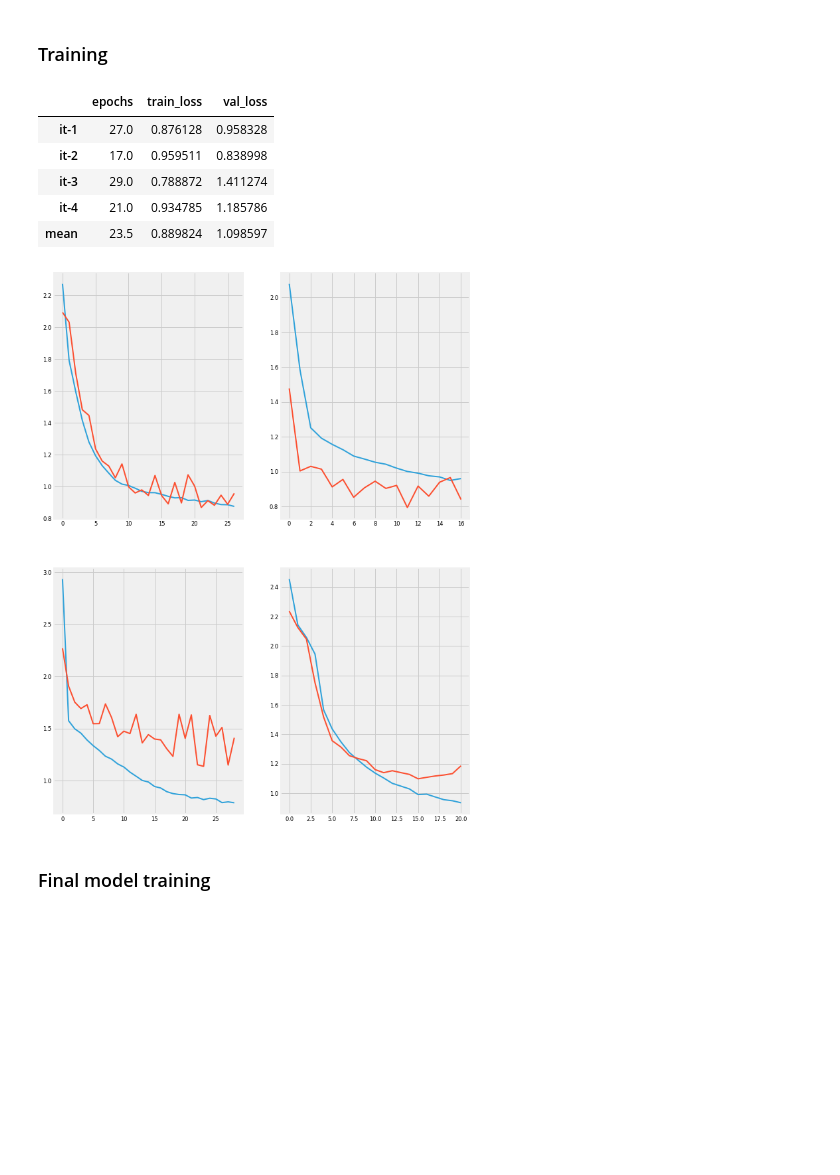
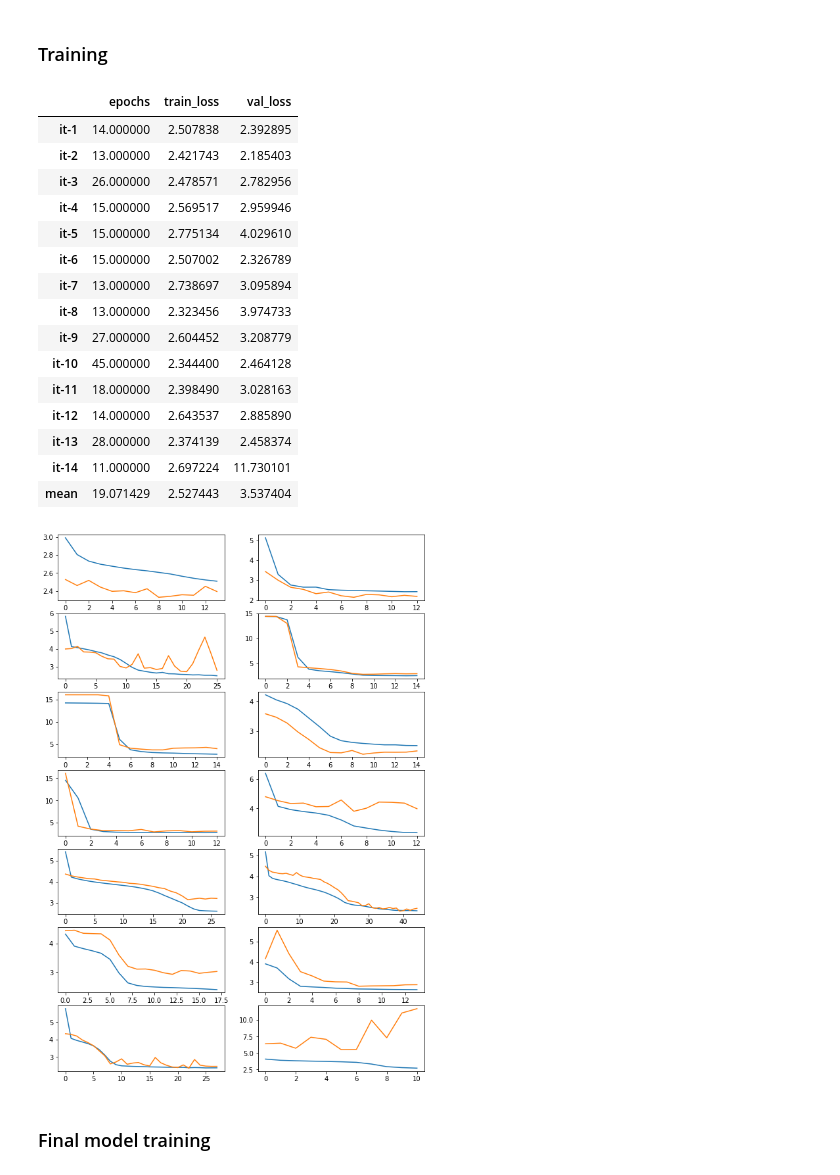
Before and after one commit to reichlab/neural-stack, a Jupyter notebook: notebooks/1.0-mixture-density-network.ipynb, the cells around one changed output. Cells and saved outputs as stored; diff of their text form; code cells hidden in the pictures; blank space fills up the shorter version.

```diff
--- a/notebooks/1.0-mixture-density-network.ipynb
+++ b/notebooks/1.0-mixture-density-network.ipynb
@@ -51 +32,16 @@ actual_dl = udata.ActualDataLoader("../data")
+# %%
+EXP_NAME = "lab"
+data_dir = "../data"
+exp_dir = os.path.join(data_dir, "processed", EXP_NAME)
+
+with open("../config.yaml") as fp:
+    CONFIG = yaml.load(fp)
+
+TEST_SPLIT_THRESH = CONFIG["TEST_SPLIT_THRESH"][EXP_NAME]
+
+COMPONENTS = [udata.Component(exp_dir, name) for name in u.available_models(exp_dir)]
+ACTUAL_DL = udata.ActualDataLoader(data_dir)
+
+REGIONS = ["nat", *[f"hhs{i}" for i in range(1, 11)], None]
+TARGETS = [udata.Target(t) for t in [1, 2, 3, 4, "peak", "peak_wk", "onset_wk"]]
 # %% [markdown]
@@ -65,3 +51,9 @@ for idx, cmp in enumerate(components):
+# %%
+target = TARGETS[6] # Index of target
+
+y_train, Xs_train, yi_train = target.get_training_data(
+    ACTUAL_DL, COMPONENTS, None, TEST_SPLIT_THRESH
+)
 # %% [markdown]
 ### Extracting statistical features from the distributions
 
@@ -73,5 +63,6 @@ We are just using the mean and std of distributions and concatenating to a singl
 # %%
-X = udists.get_merged_features(
-    Xs,
-    [udists.dist_mean, udists.dist_std]
+X_train = udists.get_merged_features(
+    Xs_train,
+    [partial(udists.dist_mean, bins=target.bins),
+     partial(udists.dist_std, bins=target.bins)]
 )
@@ -111,7 +97,7 @@ loss_fn.__name__ = "mdn_loss" # Keras needs a name for function
 # %%
 # model generator
 def gen_model():
-    return mdn(X.shape[1], N_MIX)
+    return mdn(X_train.shape[1], N_MIX)
 
 def train_model(
     model, train_data, val_data,
@@ -134,19 +120,29 @@ def train_model(
 # %%
 cv_metadata = u.cv_train_loso(
     gen_model, train_model,
-    X[train_indices], y[train_indices], yi[train_indices]
+    X_train, y_train, yi_train
 )
 u.cv_plot(cv_metadata)
 cv_report = u.cv_report(cv_metadata)
 cv_report
 # %% [output]
 |  | epochs | train_loss | val_loss |
-| it-1 | 27.0 | 0.876128 | 0.958328 |
-| it-2 | 17.0 | 0.959511 | 0.838998 |
-| it-3 | 29.0 | 0.788872 | 1.411274 |
-| it-4 | 21.0 | 0.934785 | 1.185786 |
-| mean | 23.5 | 0.889824 | 1.098597 |
+| it-1 | 14.000000 | 2.507838 | 2.392895 |
+| it-2 | 13.000000 | 2.421743 | 2.185403 |
+| it-3 | 26.000000 | 2.478571 | 2.782956 |
+| it-4 | 15.000000 | 2.569517 | 2.959946 |
+| it-5 | 15.000000 | 2.775134 | 4.029610 |
+| it-6 | 15.000000 | 2.507002 | 2.326789 |
+| it-7 | 13.000000 | 2.738697 | 3.095894 |
+| it-8 | 13.000000 | 2.323456 | 3.974733 |
+| it-9 | 27.000000 | 2.604452 | 3.208779 |
+| it-10 | 45.000000 | 2.344400 | 2.464128 |
+| it-11 | 18.000000 | 2.398490 | 3.028163 |
+| it-12 | 14.000000 | 2.643537 | 2.885890 |
+| it-13 | 28.000000 | 2.374139 | 2.458374 |
+| it-14 | 11.000000 | 2.697224 | 11.730101 |
+| mean | 19.071429 | 2.527443 | 3.537404 |
-[figure, old version]
+[figure, new version]
 # %% [markdown]
 ### Final model training
 # %%
```
Also changed, not shown: parts of 15 cells of this notebook.
